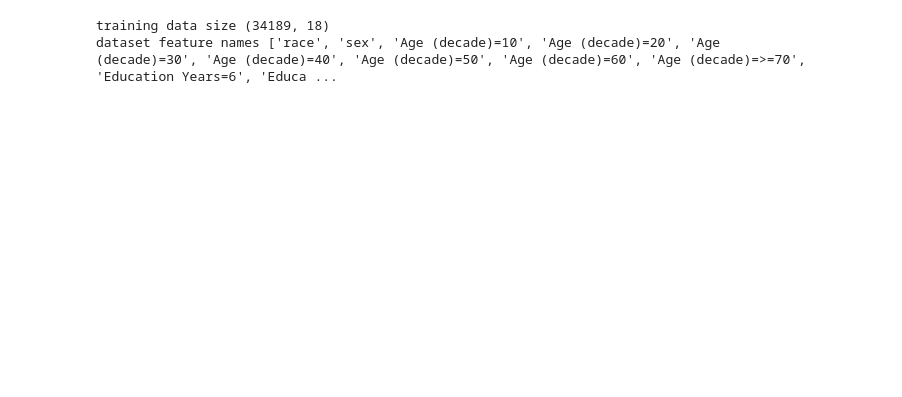
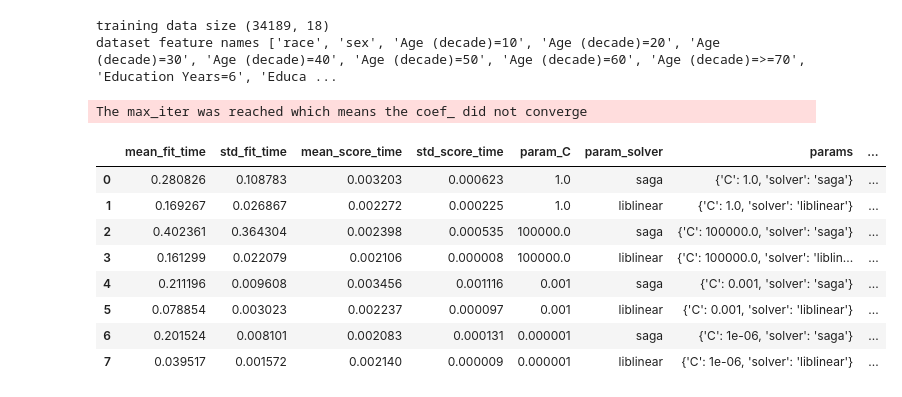
Before and after one commit to HaoranYueRyan/Data-Science-analysis-Approaches, a Jupyter notebook: assignment_ML.ipynb, the cells around one changed output. Saved outputs shown, nothing was run; the diff lists cells and outputs as text; code cells hidden in the pictures; blank space fills up the shorter version.

```diff
--- a/assignment_ML.ipynb
+++ b/assignment_ML.ipynb
@@ -74,0 +79,27 @@ y_test = test.labels.ravel()
+# %%
+from sklearn.model_selection import GridSearchCV
+from sklearn.linear_model import LogisticRegression
+import pandas as pd
+
+
+clf= GridSearchCV(LogisticRegression(),{'solver':['saga','liblinear'],
+'C':[1.0, 100000., 0.001, 0.000001]},cv=5,return_train_score=False)
+
+clf.fit(X_train,y_train)
+clf.cv_results_
+df=pd.DataFrame(clf.cv_results_)
+# df[['param_C','param_solver','mean_test_score']]
+# %% [output]
+The max_iter was reached which means the coef_ did not converge
+# %%
+df
+# %% [output]
+|  | mean_fit_time | std_fit_time | mean_score_time | std_score_time | param_C | param_solver | params | ... |
+| 0 | 0.280826 | 0.108783 | 0.003203 | 0.000623 | 1.0 | saga | {'C': 1.0, 'solver': 'saga'} | ... |
+| 1 | 0.169267 | 0.026867 | 0.002272 | 0.000225 | 1.0 | liblinear | {'C': 1.0, 'solver': 'liblinear'} | ... |
+| 2 | 0.402361 | 0.364304 | 0.002398 | 0.000535 | 100000.0 | saga | {'C': 100000.0, 'solver': 'saga'} | ... |
+| 3 | 0.161299 | 0.022079 | 0.002106 | 0.000008 | 100000.0 | liblinear | {'C': 100000.0, 'solver': 'liblin... | ... |
+| 4 | 0.211196 | 0.009608 | 0.003456 | 0.001116 | 0.001 | saga | {'C': 0.001, 'solver': 'saga'} | ... |
+| 5 | 0.078854 | 0.003023 | 0.002237 | 0.000097 | 0.001 | liblinear | {'C': 0.001, 'solver': 'liblinear'} | ... |
+| 6 | 0.201524 | 0.008101 | 0.002083 | 0.000131 | 0.000001 | saga | {'C': 1e-06, 'solver': 'saga'} | ... |
+| 7 | 0.039517 | 0.001572 | 0.002140 | 0.000009 | 0.000001 | liblinear | {'C': 1e-06, 'solver': 'liblinear'} | ... |
```
Also changed, not shown: parts of 9 cells of this notebook.
